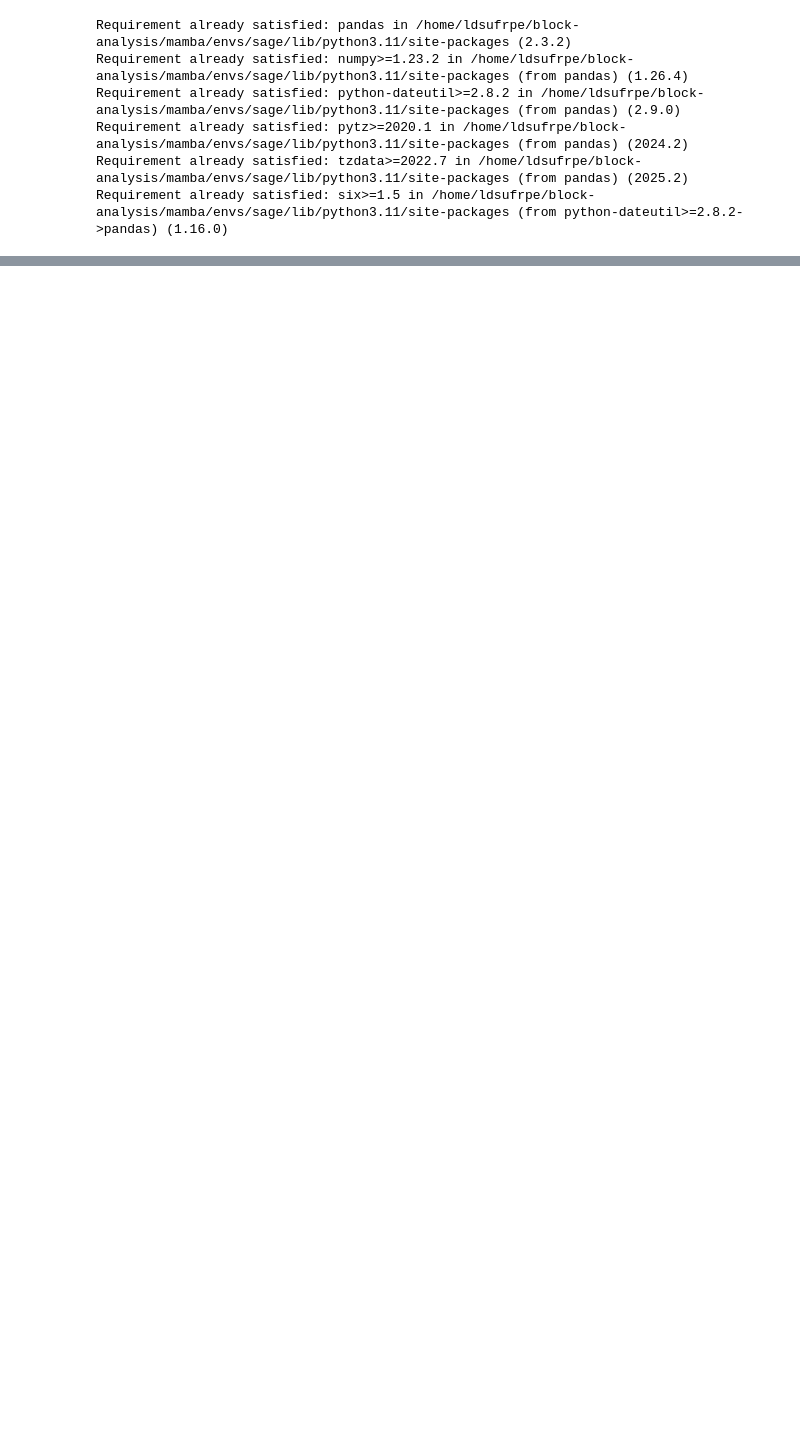
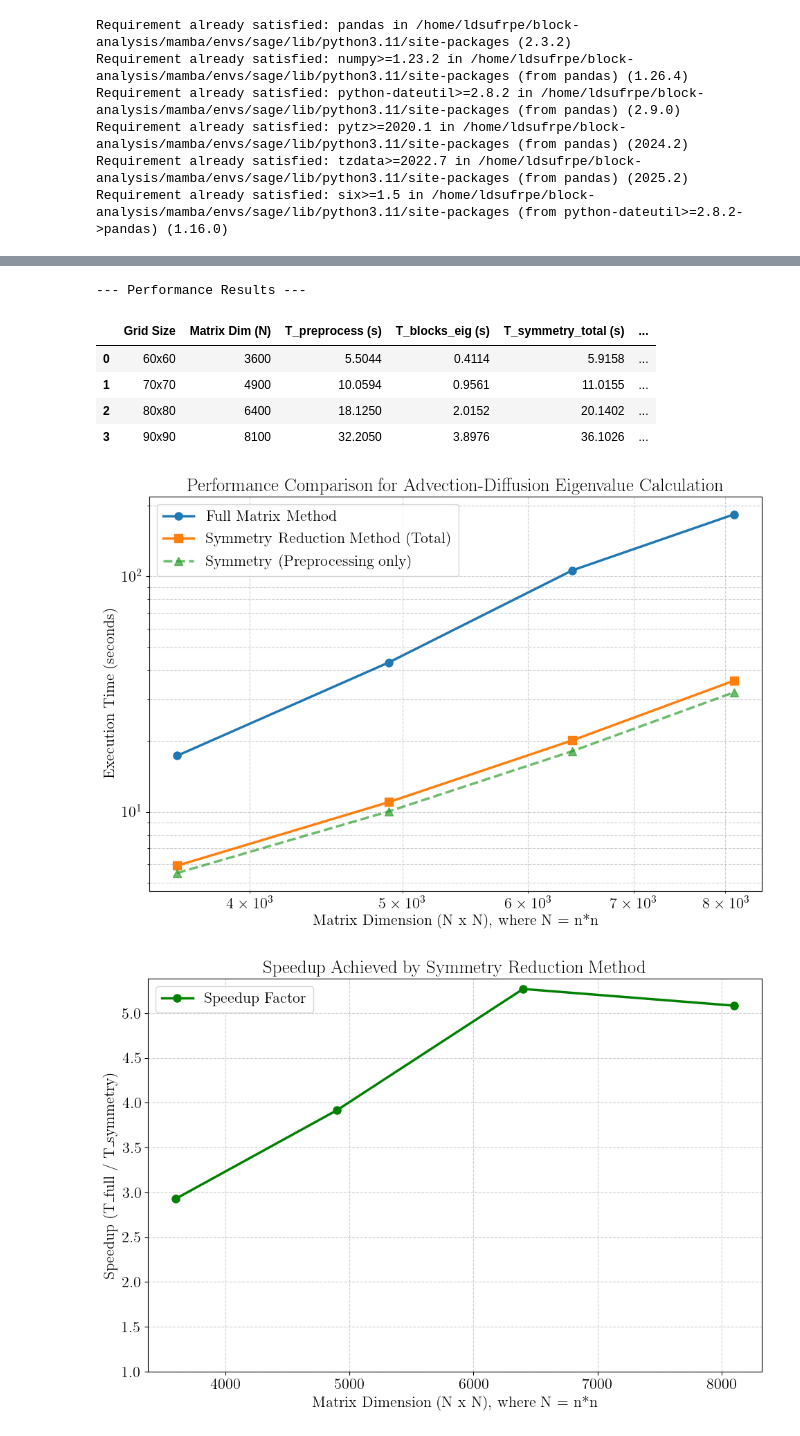
Before and after one commit to ldsufrpe/pysymmetry, a Jupyter notebook: Examples/pde/simulations time eigvalues 2d.ipynb, the cells around one changed output, grey strips where cells are left out. Saved outputs shown, nothing was run; the diff lists cells and outputs as text; code cells hidden in the pictures; blank space fills up the shorter version.

```diff
--- a/Examples/pde/simulations time eigvalues 2d.ipynb
+++ b/Examples/pde/simulations time eigvalues 2d.ipynb
@@ -49,12 +49,12 @@ def generators2d(n):
 
 def calculate_block_eigenvalues(block):
     """Helper function for parallel eigenvalue calculation."""
-    return np.linalg.eigvalsh(block.toarray())
+    return np.linalg.eigvals(block.toarray())
 
 # --- Experiment Parameters ---
 # Use a wider range of sizes to demonstrate scalability.
 # Start small and increase significantly.
-grid_sizes = np.array([ 60, 70, 80, 90, 100, 120, 130, 140])
+grid_sizes = np.array([ 60, 70, 80, 90])
 matrix_dimensions = grid_sizes**2
 
 # --- Data Storage ---
@@ -67,14 +67,18 @@ timings = {
 # %%
 # --- Main Timing Loop ---
 # Use a context manager for the parallel pool.
+D_coeff = 1.0  # Coeficiente de difusão
+vx_velocity = 20.0 # Velocidade de advecção (aumente para ver mais diferença)
 with Pool() as p:
     for n in grid_sizes:
         N = n**2
         print(f"Processing grid {n}x{n} (Matrix dimension: {N}x{N})...")
+        print(f"  (Advection-Diffusion with D={np.round(D_coeff)}, vx={np.round(vx_velocity)})")
 
         # --- 1. Symmetry Method: Preprocessing ---
         start_time = time.perf_counter()
-        M = laplacian2d(n)
+        #M = laplacian2d(n)
+        M = advection_diffusion_2d(n, D=D_coeff, vx=vx_velocity)
         G = nGroup(generators2d(ZZ(n)))
         gens = G.gens()
         img = [g.matrix() for g in gens]
@@ -101,7 +105,7 @@ with Pool() as p:
         # --- 3. Full Matrix Method ---
         start_time = time.perf_counter()
         # We already have M, just need to convert and calculate
-        full_eigenvalues = np.linalg.eigvalsh(M.toarray())
+        full_eigenvalues = np.linalg.eigvals(M.toarray())
         t_full = time.perf_counter() - start_time
         timings["full_matrix"].append(t_full)
         print(f"  Full matrix time: {t_full:.4f}s\n")
@@ -144,31 +148,40 @@ df_timings['Speedup'] = df_timings['T_full_matrix (s)'] / df_timings['T_symmetry
 print("--- Performance Results ---")
 display(df_timings.round(int(4)))
 
 
 # --- 2. Plot 1: Log-Log plot of execution time vs. matrix dimension ---
 fig, ax = plt.subplots(figsize=(10, 7))
 ax.loglog(matrix_dimensions, timings['full_matrix'], 'o-', label='Full Matrix Method')
 ax.loglog(matrix_dimensions, timings['total_symmetry'], 's-', label='Symmetry Reduction Method (Total)')
 ax.loglog(matrix_dimensions, timings['preprocessing'], '^--', label='Symmetry (Preprocessing only)', alpha=0.7)
 
 ax.set_xlabel('Matrix Dimension (N x N), where N = n*n')
 ax.set_ylabel('Execution Time (seconds)')
-ax.set_title('Performance Comparison for Laplacian Eigenvalue Calculation')
+ax.set_title('Performance Comparison for Advection-Diffusion Eigenvalue Calculation')
 ax.legend()
 ax.grid(True, which="both", ls="--")
 plt.tight_layout()
 plt.show()
 
 
 # --- 3. Plot 2: Speedup plot ---
 fig2, ax2 = plt.subplots(figsize=(10, 7))
 ax2.plot(matrix_dimensions, df_timings['Speedup'], 'o-', color='green', label='Speedup Factor')
 ax2.set_xlabel('Matrix Dimension (N x N), where N = n*n')
 ax2.set_ylabel('Speedup (T_full / T_symmetry)')
 ax2.set_title('Speedup Achieved by Symmetry Reduction Method')
 ax2.legend()
 ax2.grid(True, which="both", ls="--")
 # Set y-axis to start at 1, as speedup < 1 means a slowdown
 ax2.set_ylim(bottom=1)
 plt.tight_layout()
 plt.show()
+# %% [output]
+--- Performance Results ---
+|  | Grid Size | Matrix Dim (N) | T_preprocess (s) | T_blocks_eig (s) | T_symmetry_total (s) | ... |
+| 0 | 60x60 | 3600 | 5.5044 | 0.4114 | 5.9158 | ... |
+| 1 | 70x70 | 4900 | 10.0594 | 0.9561 | 11.0155 | ... |
+| 2 | 80x80 | 6400 | 18.1250 | 2.0152 | 20.1402 | ... |
+| 3 | 90x90 | 8100 | 32.2050 | 3.8976 | 36.1026 | ... |
+[figure, added]
+[figure, added]
```
Also changed, not shown: parts of 1 cell of this notebook, 17 other files.
